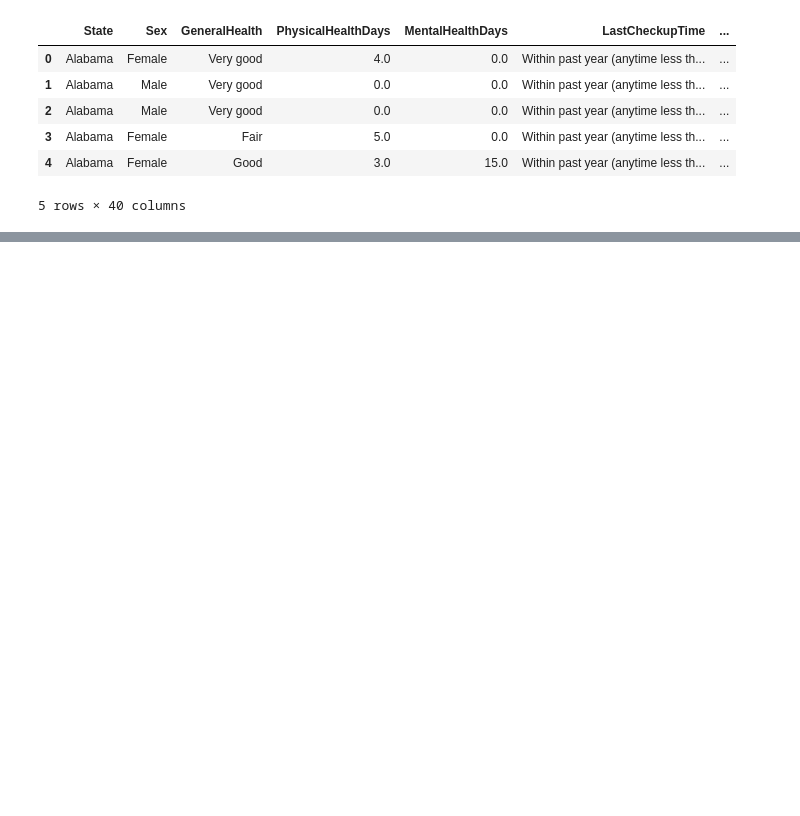
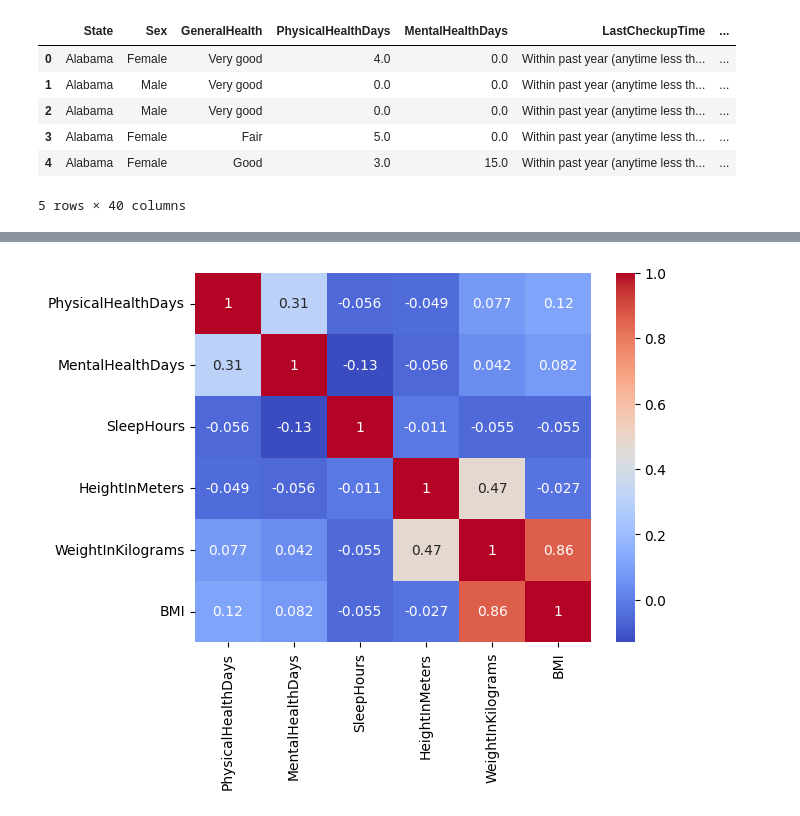
Before and after one commit to gehad-Ahmed30/Heart-Disease-Prediction, a Jupyter notebook: main.ipynb, the cells around one changed output, grey strips where cells are left out. Cells and saved outputs as stored; diff of their text form; code cells hidden in the pictures; blank space fills up the shorter version.

```diff
--- a/main.ipynb
+++ b/main.ipynb
@@ -18,0 +154,3 @@ data.head()
+# %%
+corr=data.select_dtypes(include=[np.number]).corr()
+corr
@@ -18,0 +165,5 @@ data.head()
+# %%
+sns.heatmap(corr, annot=True, cmap='coolwarm')
+plt.show()
+# %% [output]
+[figure, added]
```
Also changed, not shown: parts of 99 cells of this notebook.
